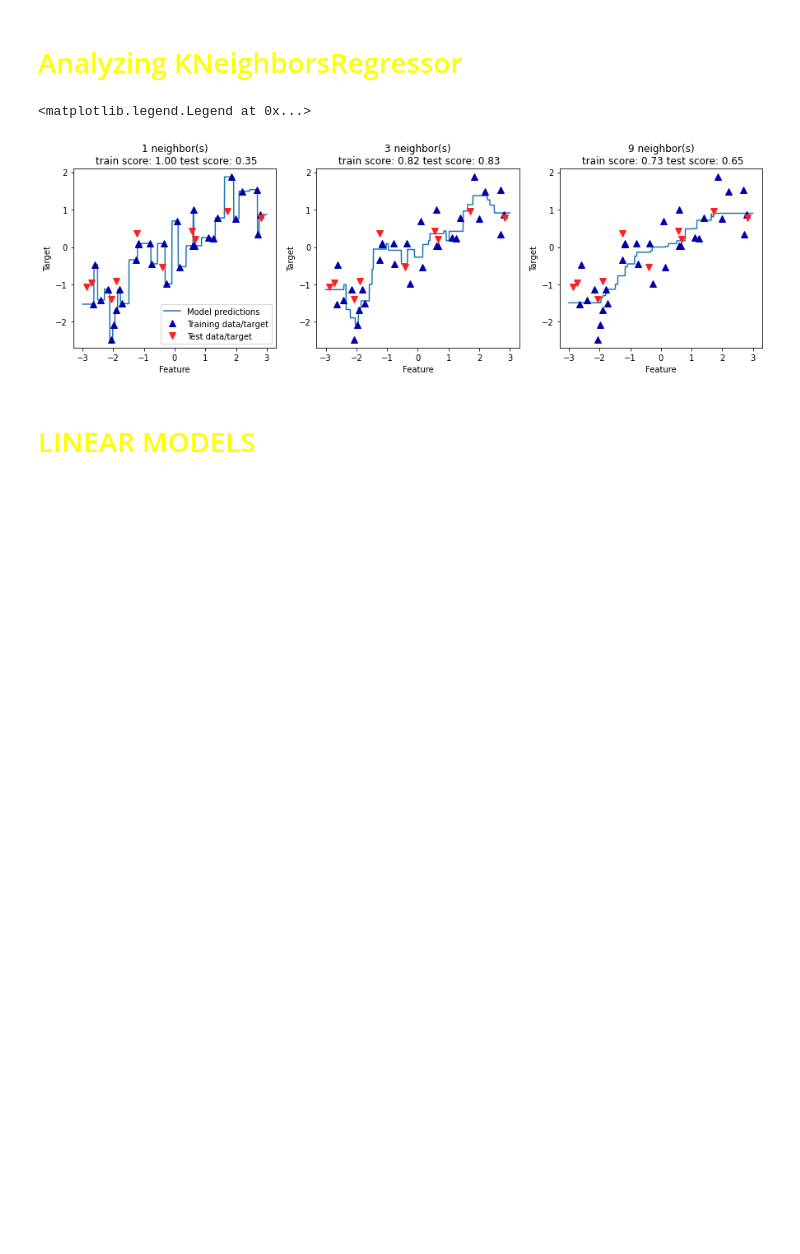
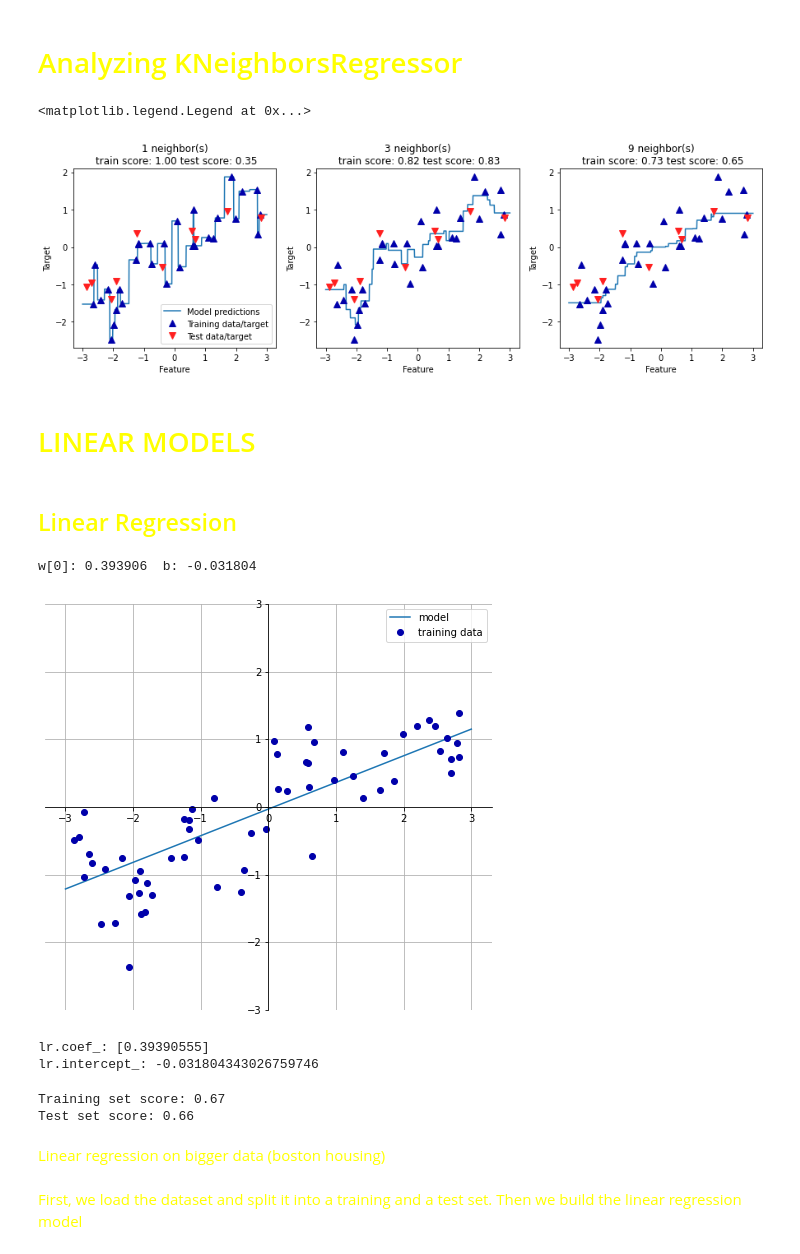
Before and after one commit to Coastpure/Intro-to-ML-with-Python, a Jupyter notebook: 02-supervised-learning.ipynb, the cells around one changed output. Cells and saved outputs as stored; diff of their text form; code cells hidden in the pictures; blank space fills up the shorter version.

Commit message:
Linear Regression

```diff
--- a/02-supervised-learning.ipynb
+++ b/02-supervised-learning.ipynb
@@ -232,3 +232,10 @@ axes[0].legend(["Model predictions", "Training data/target",
 [figure]
 # %% [markdown]
 <h1><font color="yellow">LINEAR MODELS<font></h1>
+# %% [markdown]
+<h2><font color="yellow">Linear Regression<font></h2>
+# %%
+mglearn.plots.plot_linear_regression_wave()
+# %% [output]
+w[0]: 0.393906  b: -0.031804
+[figure, added]
@@ -234,0 +248,17 @@ axes[0].legend(["Model predictions", "Training data/target",
+# %%
+print("lr.coef_: {}".format(lr.coef_))
+print("lr.intercept_: {}".format(lr.intercept_))
+# %% [output]
+lr.coef_: [0.39390555]
+lr.intercept_: -0.031804343026759746
+# %%
+print("Training set score: {:.2f}".format(lr.score(X_train, y_train)))
+print("Test set score: {:.2f}".format(lr.score(X_test, y_test)))
+# %% [output]
+Training set score: 0.67
+Test set score: 0.66
+# %% [markdown]
+<p><font color="yellow"> Linear regression on bigger data (boston housing)<font></p>
+# %% [markdown]
+<p><font color="yellow">First, we load
+the dataset and split it into a training and a test set. Then we build the linear regression model <font></p>
```
Also changed, not shown: parts of 14 cells of this notebook, 1 other file.
